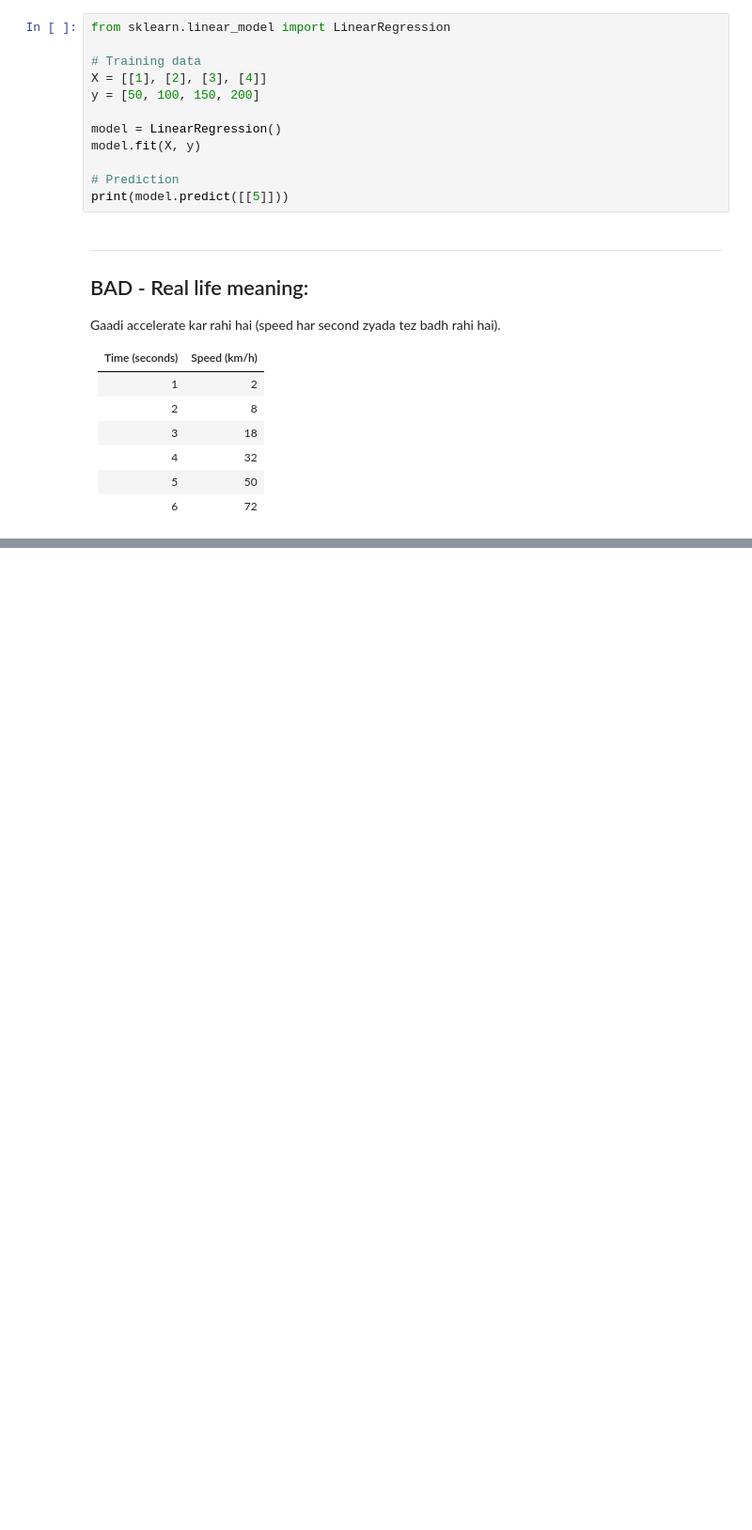
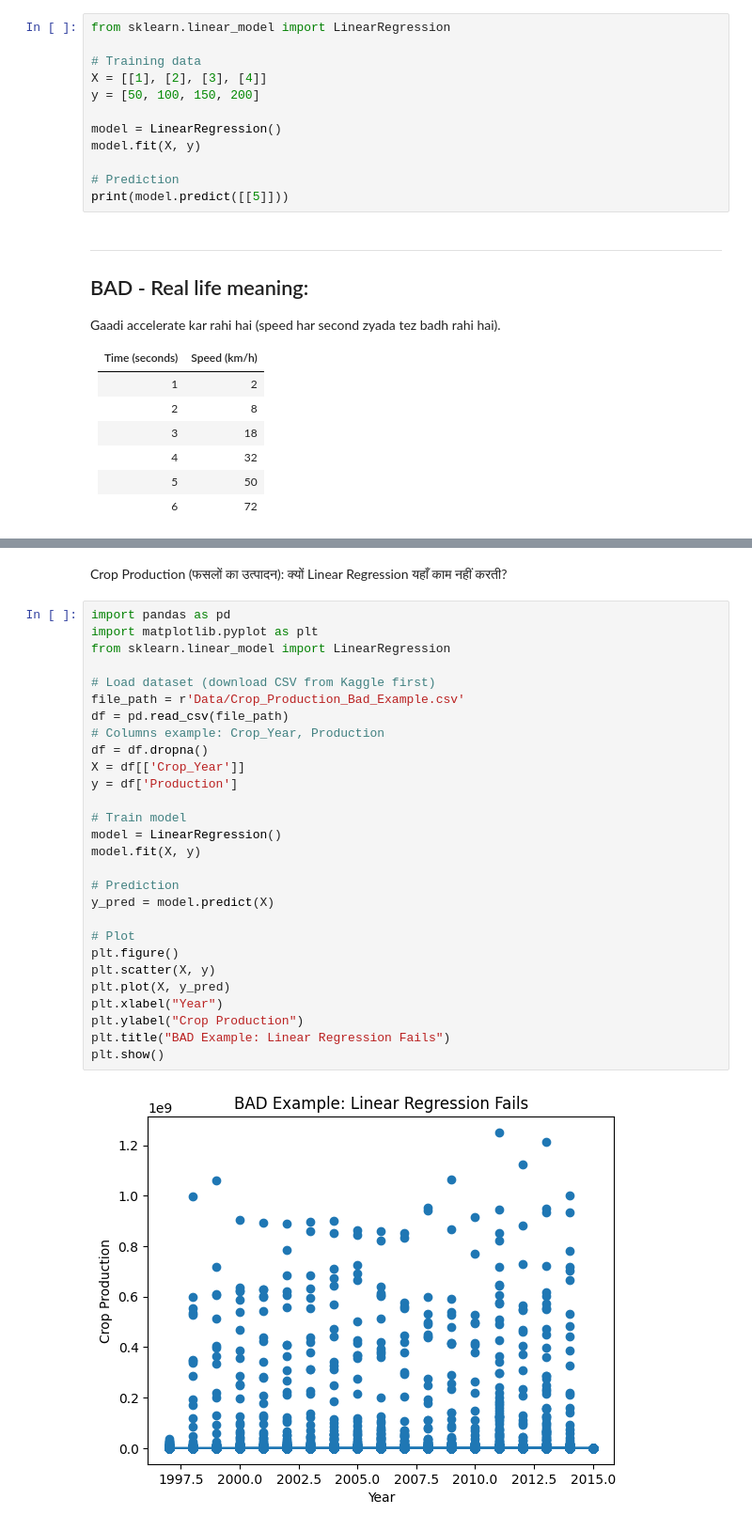
Before and after one commit to AI-Ki-Pathshala/AI-ML-tutorials, a Jupyter notebook: Recording_Notebooks/Regression/1_Linear_Regression_Hindi.ipynb, the cells around one changed output, grey strips where cells are left out. Shown at 94% size. Cells and saved outputs as stored; diff of their text form; blank space fills up the shorter version.

```diff
--- a/Recording_Notebooks/Regression/1_Linear_Regression_Hindi.ipynb
+++ b/Recording_Notebooks/Regression/1_Linear_Regression_Hindi.ipynb
@@ -143,0 +92,32 @@ plt.show()
+# %% [markdown]
+Crop Production (फसलों का उत्पादन): क्यों Linear Regression यहाँ काम नहीं करती?
+# %%
+import pandas as pd
+import matplotlib.pyplot as plt
+from sklearn.linear_model import LinearRegression
+
+# Load dataset (download CSV from Kaggle first)
+file_path = r'Data/Crop_Production_Bad_Example.csv'
+df = pd.read_csv(file_path)
+# Columns example: Crop_Year, Production
+df = df.dropna()
+X = df[['Crop_Year']]
+y = df['Production']
+
+# Train model
+model = LinearRegression()
+model.fit(X, y)
+
+# Prediction
+y_pred = model.predict(X)
+
+# Plot
+plt.figure()
+plt.scatter(X, y)
+plt.plot(X, y_pred)
+plt.xlabel("Year")
+plt.ylabel("Crop Production")
+plt.title("BAD Example: Linear Regression Fails")
+plt.show()
+# %% [output]
+[figure, added]
```
Also changed, not shown: parts of 3 cells of this notebook, 6 other files.
